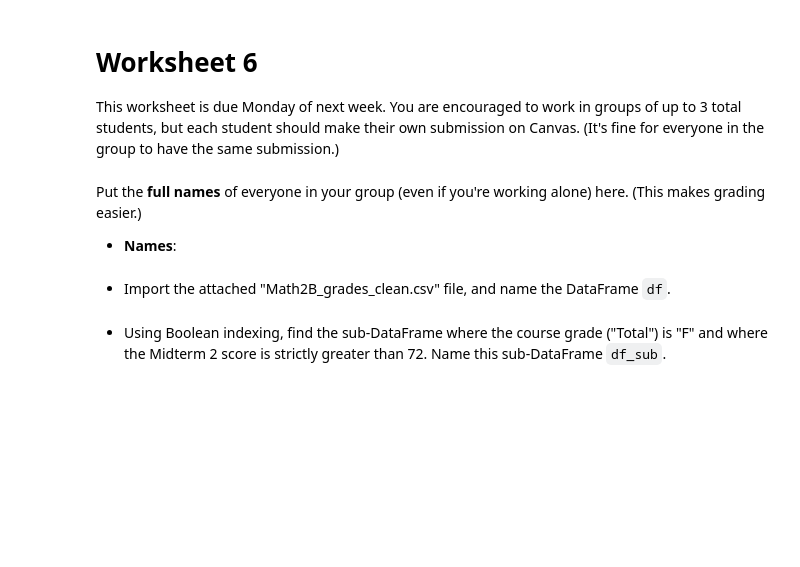
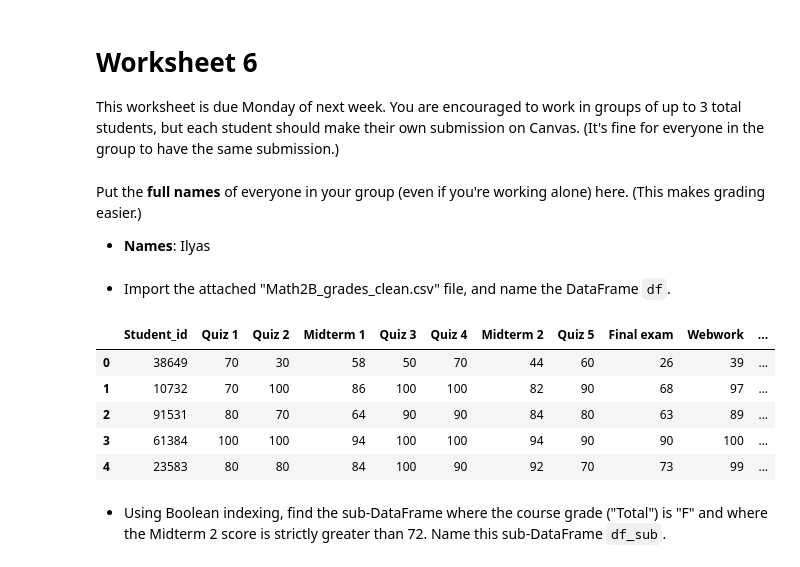
Before and after one commit to ilyaszuh/Math10, a Jupyter notebook: Worksheets/Worksheet6.ipynb, the cells around one changed output. Drawn from its saved outputs; the diff is of its cells as text; code cells hidden in the pictures; blank space fills up the shorter version.

```diff
--- a/Worksheets/Worksheet6.ipynb
+++ b/Worksheets/Worksheet6.ipynb
@@ -5,4 +5,4 @@ This worksheet is due Monday of next week.  You are encouraged to work in groups
 # %% [markdown]
 Put the **full names** of everyone in your group (even if you're working alone) here.  (This makes grading easier.)
 
-* **Names**:
+* **Names**: Ilyas
@@ -9,4 +13,14 @@ Put the **full names** of everyone in your group (even if you're working alone)
 # %% [markdown]
 * Import the attached "Math2B_grades_clean.csv" file, and name the DataFrame `df`.
+# %%
+df = pd.read_csv("../Data/Math2B_grades_clean.csv")
+df.head()
+# %% [output]
+|  | Student_id | Quiz 1 | Quiz 2 | Midterm 1 | Quiz 3 | Quiz 4 | Midterm 2 | Quiz 5 | Final exam | Webwork | ... |
+| 0 | 38649 | 70 | 30 | 58 | 50 | 70 | 44 | 60 | 26 | 39 | ... |
+| 1 | 10732 | 70 | 100 | 86 | 100 | 100 | 82 | 90 | 68 | 97 | ... |
+| 2 | 91531 | 80 | 70 | 64 | 90 | 90 | 84 | 80 | 63 | 89 | ... |
+| 3 | 61384 | 100 | 100 | 94 | 100 | 100 | 94 | 90 | 90 | 100 | ... |
+| 4 | 23583 | 80 | 80 | 84 | 100 | 90 | 92 | 70 | 73 | 99 | ... |
 # %% [markdown]
 * Using Boolean indexing, find the sub-DataFrame where the course grade ("Total") is "F" and where the Midterm 2 score is strictly greater than 72.  Name this sub-DataFrame `df_sub`.
```
Also changed, not shown: parts of 16 cells of this notebook, 7 other files.
